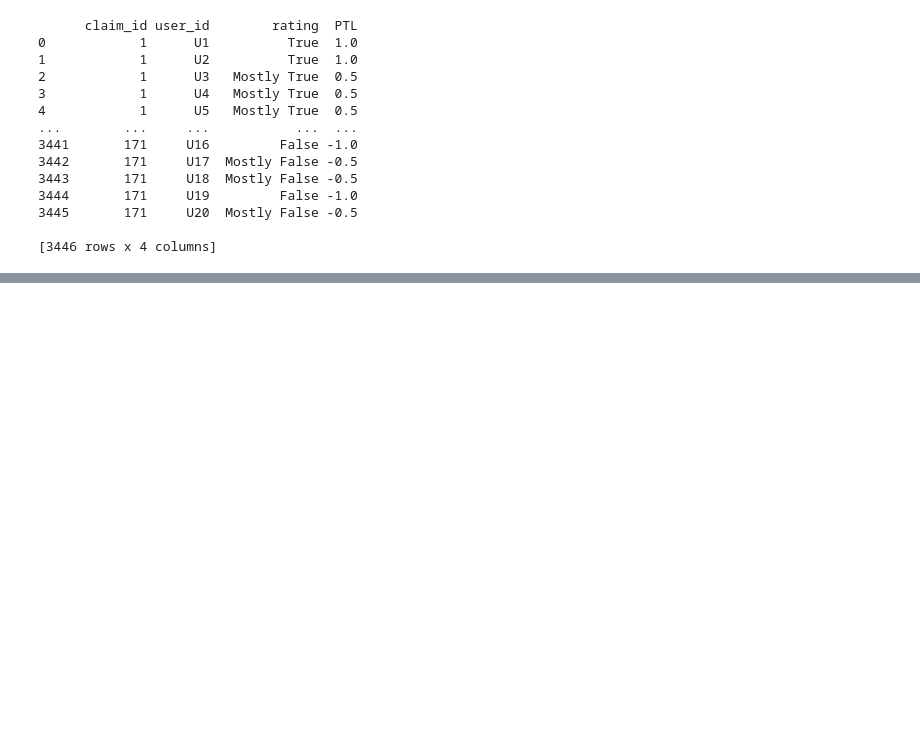
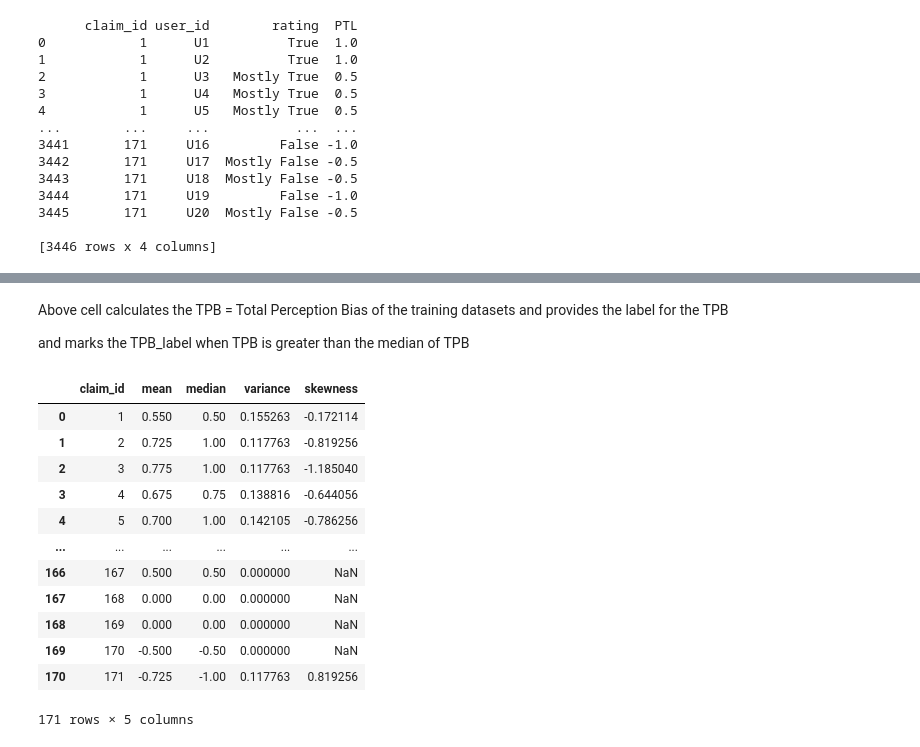
Before and after one commit to GaganDeshbhandari/ml-project, a Jupyter notebook: scripts.ipynb, the cells around one changed output, grey strips where cells are left out. Saved outputs shown, nothing was run; the diff lists cells and outputs as text; code cells hidden in the pictures; blank space fills up the shorter version.

Commit message:
Final DataFrame required for training the model is completed

```diff
--- a/scripts.ipynb
+++ b/scripts.ipynb
@@ -165,0 +227,29 @@ print(user_perception_df)
+# %% [markdown]
+Above cell calculates the TPB = Total Perception Bias of the training datasets and provides the label for the TPB
+
+and marks the TPB_label when TPB is greater than the median of TPB
+# %%
+from scipy.stats import skew
+
+features_df = user_perception_df.groupby('claim_id')['PTL'].agg(
+    mean='mean',
+    median='median',
+    variance='var',
+    skewness=lambda x: skew(x)
+).reset_index()
+
+display(features_df)
+# %% [output]
+|  | claim_id | mean | median | variance | skewness |
+| 0 | 1 | 0.550 | 0.50 | 0.155263 | -0.172114 |
+| 1 | 2 | 0.725 | 1.00 | 0.117763 | -0.819256 |
+| 2 | 3 | 0.775 | 1.00 | 0.117763 | -1.185040 |
+| 3 | 4 | 0.675 | 0.75 | 0.138816 | -0.644056 |
+| 4 | 5 | 0.700 | 1.00 | 0.142105 | -0.786256 |
+| ... | ... | ... | ... | ... | ... |
+| 166 | 167 | 0.500 | 0.50 | 0.000000 | NaN |
+| 167 | 168 | 0.000 | 0.00 | 0.000000 | NaN |
+| 168 | 169 | 0.000 | 0.00 | 0.000000 | NaN |
+| 169 | 170 | -0.500 | -0.50 | 0.000000 | NaN |
+| 170 | 171 | -0.725 | -1.00 | 0.117763 | 0.819256 |
+171 rows × 5 columns
```
Also changed, not shown: parts of 11 cells of this notebook.
